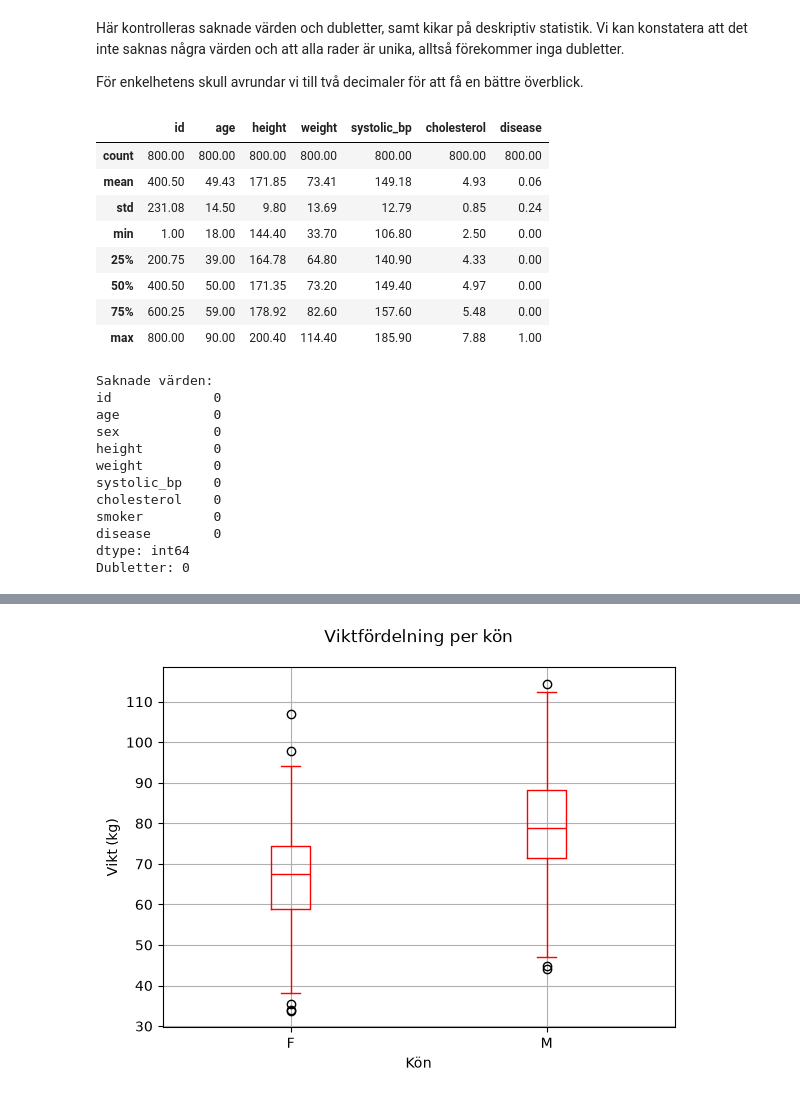
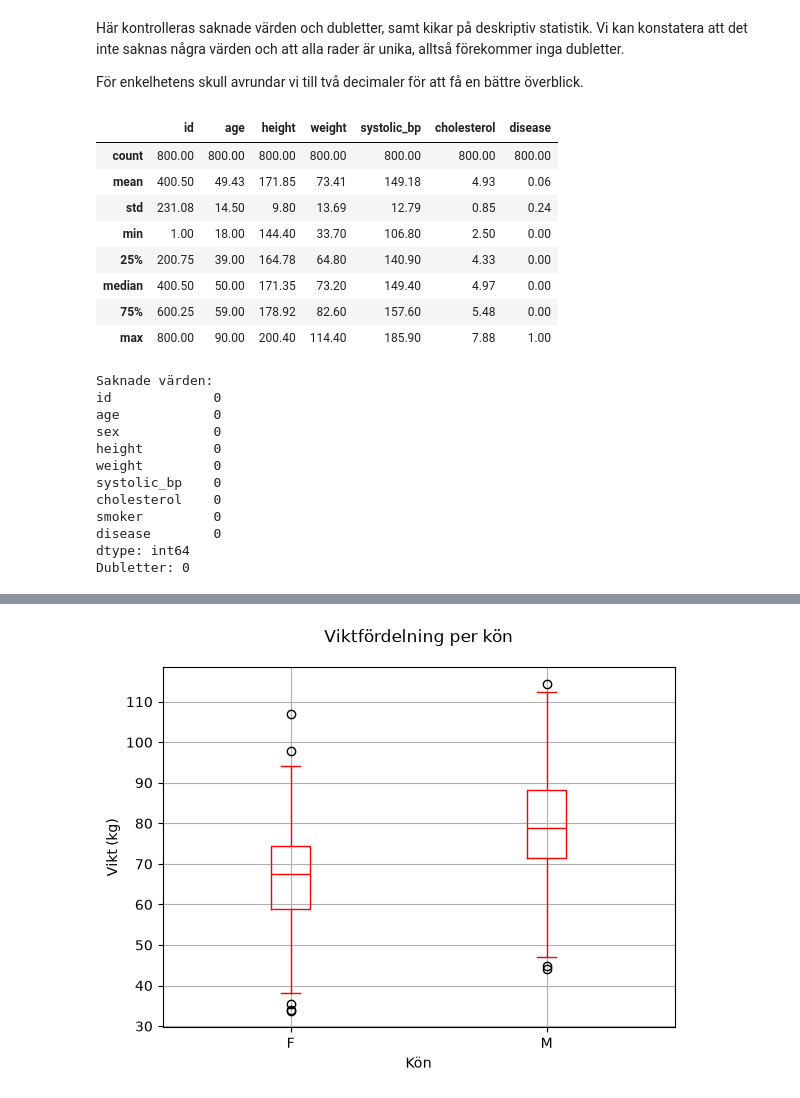
Before and after one commit to loviswikstrom/Health_Study_Analyze, a Jupyter notebook: notebooks/finalreport.ipynb, the cells around one changed output, grey strips where cells are left out. Cells and saved outputs as stored; diff of their text form; code cells hidden in the pictures.

```diff
--- a/notebooks/finalreport.ipynb
+++ b/notebooks/finalreport.ipynb
@@ -38,19 +43,23 @@ Vi kan konstatera att det inte saknas några värden och att alla rader är unik
 
 För enkelhetens skull avrundar vi till två decimaler för att få en bättre överblick.
 # %%
-display(df.describe().round(2))
+display(
+    df.describe().round(2).rename(
+        index={"50%": "median"}
+    )
+)
 
 print("Saknade värden:")
 print(df.isna().sum())
 print("Dubletter:", df.duplicated().sum())
 # %% [output]
 |  | id | age | height | weight | systolic_bp | cholesterol | disease |
 | count | 800.00 | 800.00 | 800.00 | 800.00 | 800.00 | 800.00 | 800.00 |
 | mean | 400.50 | 49.43 | 171.85 | 73.41 | 149.18 | 4.93 | 0.06 |
 | std | 231.08 | 14.50 | 9.80 | 13.69 | 12.79 | 0.85 | 0.24 |
 | min | 1.00 | 18.00 | 144.40 | 33.70 | 106.80 | 2.50 | 0.00 |
 | 25% | 200.75 | 39.00 | 164.78 | 64.80 | 140.90 | 4.33 | 0.00 |
-| 50% | 400.50 | 50.00 | 171.35 | 73.20 | 149.40 | 4.97 | 0.00 |
+| median | 400.50 | 50.00 | 171.35 | 73.20 | 149.40 | 4.97 | 0.00 |
 | 75% | 600.25 | 59.00 | 178.92 | 82.60 | 157.60 | 5.48 | 0.00 |
 | max | 800.00 | 90.00 | 200.40 | 114.40 | 185.90 | 7.88 | 1.00 |
 Saknade värden:
```
Also changed, not shown: parts of 21 cells of this notebook.
